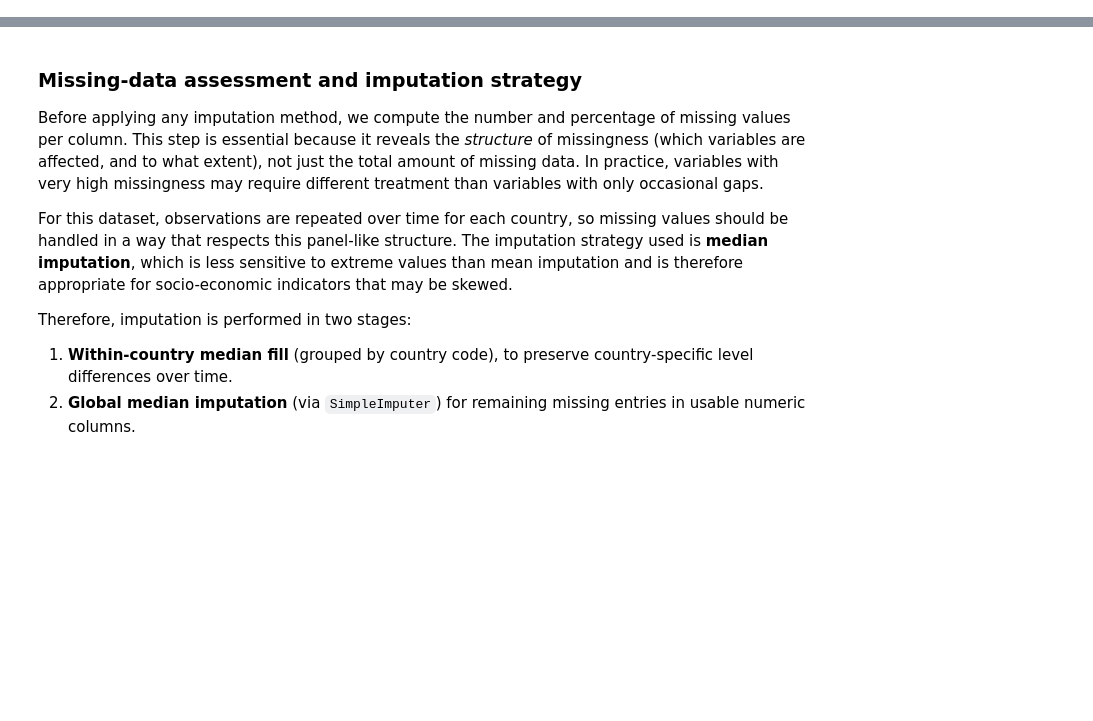
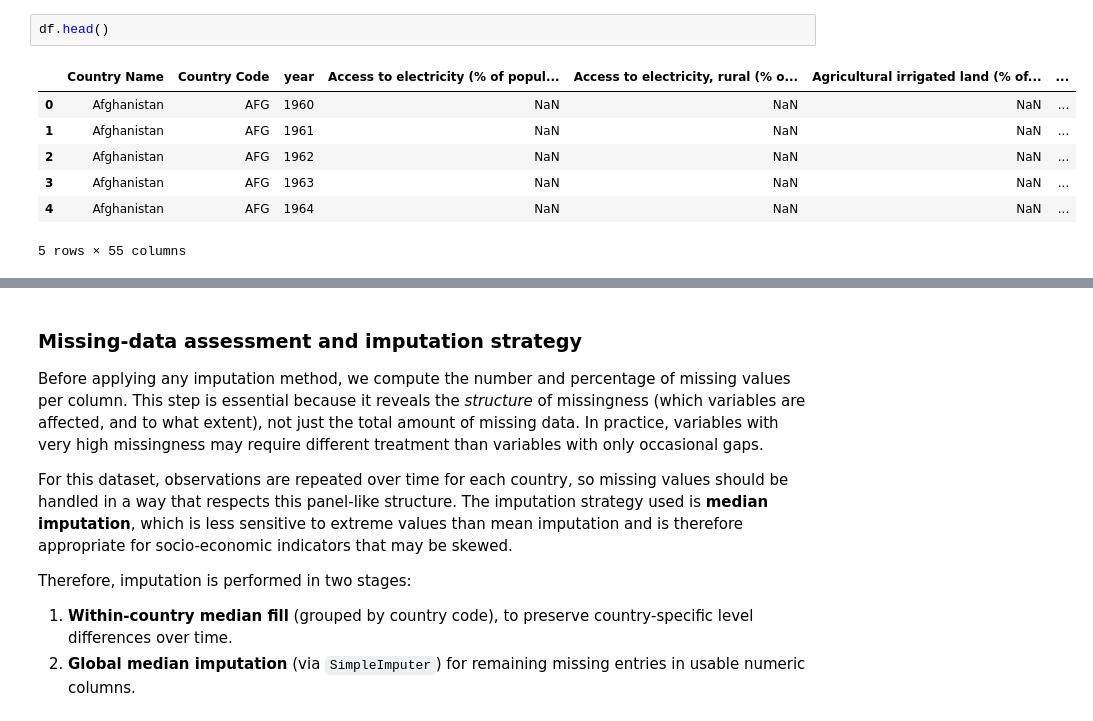
Before and after one commit to baktofebruary/InfoVis, a Jupyter notebook: Exercise1.ipynb, the cells around one changed output, grey strips where cells are left out. Saved outputs shown, nothing was run; the diff lists cells and outputs as text; blank space fills up the shorter version.

```diff
--- a/Exercise1.ipynb
+++ b/Exercise1.ipynb
@@ -38,3 +42,13 @@ Rural population (% of total population)
 Rural population growth (annual %)                                                            float64
 Rural population living in areas where elevation is below 5 meters (% of total population)    float64
 Surface area (sq. km)                                                                         float64
+# %%
+df.head()
+# %% [output]
+|  | Country Name | Country Code | year | Access to electricity (% of popul... | Access to electricity, rural (% o... | Agricultural irrigated land (% of... | ... |
+| 0 | Afghanistan | AFG | 1960 | NaN | NaN | NaN | ... |
+| 1 | Afghanistan | AFG | 1961 | NaN | NaN | NaN | ... |
+| 2 | Afghanistan | AFG | 1962 | NaN | NaN | NaN | ... |
+| 3 | Afghanistan | AFG | 1963 | NaN | NaN | NaN | ... |
+| 4 | Afghanistan | AFG | 1964 | NaN | NaN | NaN | ... |
+5 rows × 55 columns
```
Also changed, not shown: parts of 18 cells of this notebook, 1 other file.
